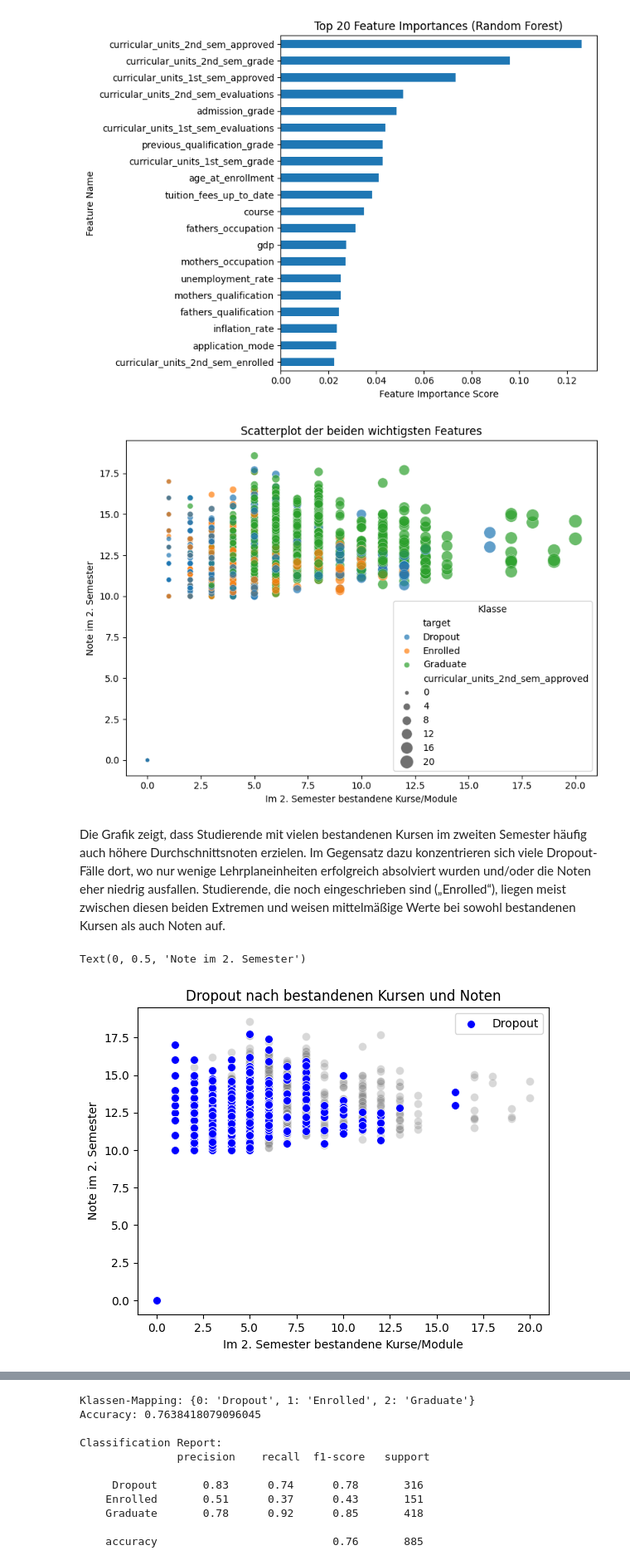
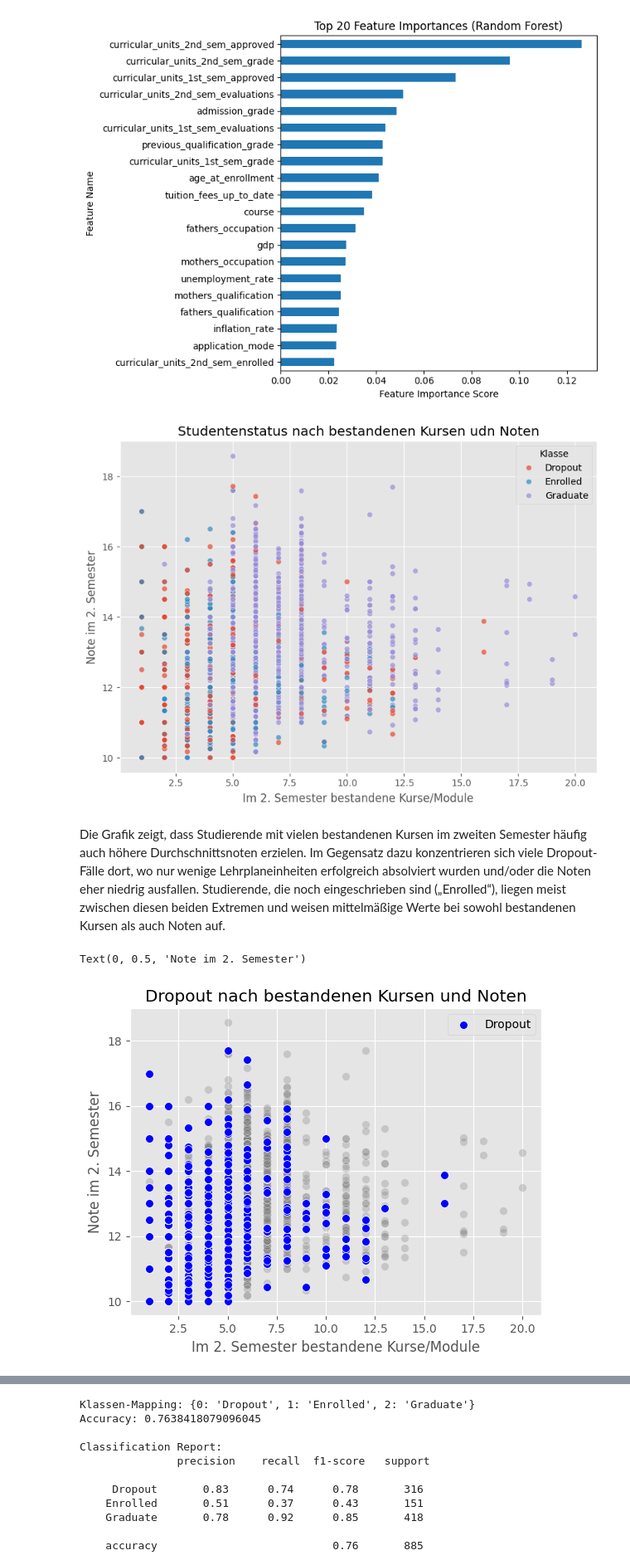
Before and after one commit to Sorour2025/SorourEndProjekt, a Jupyter notebook: data.ipynb, the cells around one changed output, grey strips where cells are left out. Shown at 83% size. Cells and saved outputs as stored; diff of their text form; code cells hidden in the pictures.

```diff
--- a/data.ipynb
+++ b/data.ipynb
@@ -789,38 +791,40 @@ plt.show()
 # %% [output]
 [figure]
 # %%
+
+
 plt.figure(figsize=(8, 6))
 sns.scatterplot(
-    data=df,
+    data=df_no_outlier,
     x='curricular_units_2nd_sem_approved',
     y='curricular_units_2nd_sem_grade',
-    size='curricular_units_2nd_sem_approved',
-    sizes=(20, 200),
+    #size='curricular_units_2nd_sem_approved',
+    #sizes=(20, 200),
     hue='target',
     alpha=0.7
 )
-plt.title("Scatterplot der beiden wichtigsten Features")
+plt.title("Studentenstatus nach bestandenen Kursen udn Noten")
 plt.xlabel("Im 2. Semester bestandene Kurse/Module")
 plt.ylabel("Note im 2. Semester")
 plt.legend(title="Klasse")
 plt.tight_layout()
 plt.show()
 # %% [output]
-[figure, old version]
+[figure, new version]
 # %% [markdown]
 Die Grafik zeigt, dass Studierende mit vielen bestandenen Kursen im zweiten Semester häufig auch höhere Durchschnittsnoten erzielen. Im Gegensatz dazu konzentrieren sich viele Dropout-Fälle dort, wo nur wenige Lehrplaneinheiten erfolgreich absolviert wurden und/oder die Noten eher niedrig ausfallen. Studierende, die noch eingeschrieben sind („Enrolled“), liegen meist zwischen diesen beiden Extremen und weisen mittelmäßige Werte bei sowohl bestandenen Kursen als auch Noten auf.
 # %%
-df_dropout = df[df["target"] == "Dropout"]
-df_other   = df[df["target"] != "Dropout"]
+df_dropout = df_no_outlier[df["target"] == "Dropout"]
+df_other   = df_no_outlier[df["target"] != "Dropout"]
 
 sns.scatterplot(data=df_other, x="curricular_units_2nd_sem_approved", y="curricular_units_2nd_sem_grade", alpha=0.3, color="gray", s=50)
 sns.scatterplot(data=df_dropout, x="curricular_units_2nd_sem_approved", y="curricular_units_2nd_sem_grade", color="blue", s=50, label="Dropout")
 
 plt.title("Dropout nach bestandenen Kursen und Noten")
 plt.xlabel("Im 2. Semester bestandene Kurse/Module")
 plt.ylabel("Note im 2. Semester")
 # %% [output]
 Text(0, 0.5, 'Note im 2. Semester')
-[figure, old version]
+[figure, new version]
 # %%
 g = sns.relplot(
```
Also changed, not shown: parts of 6 cells of this notebook.
